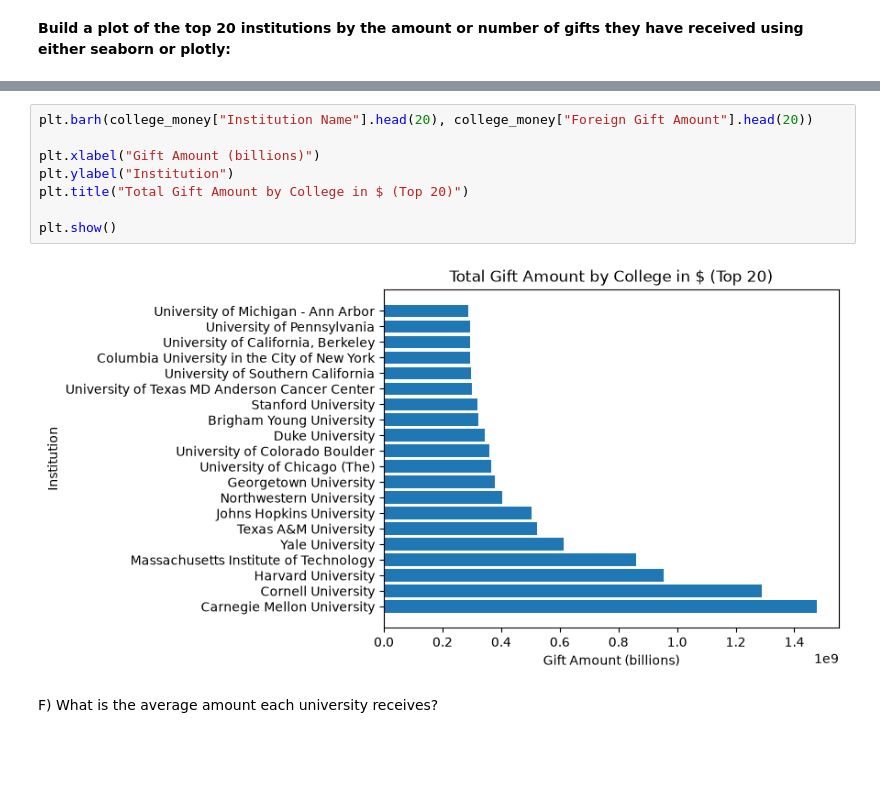
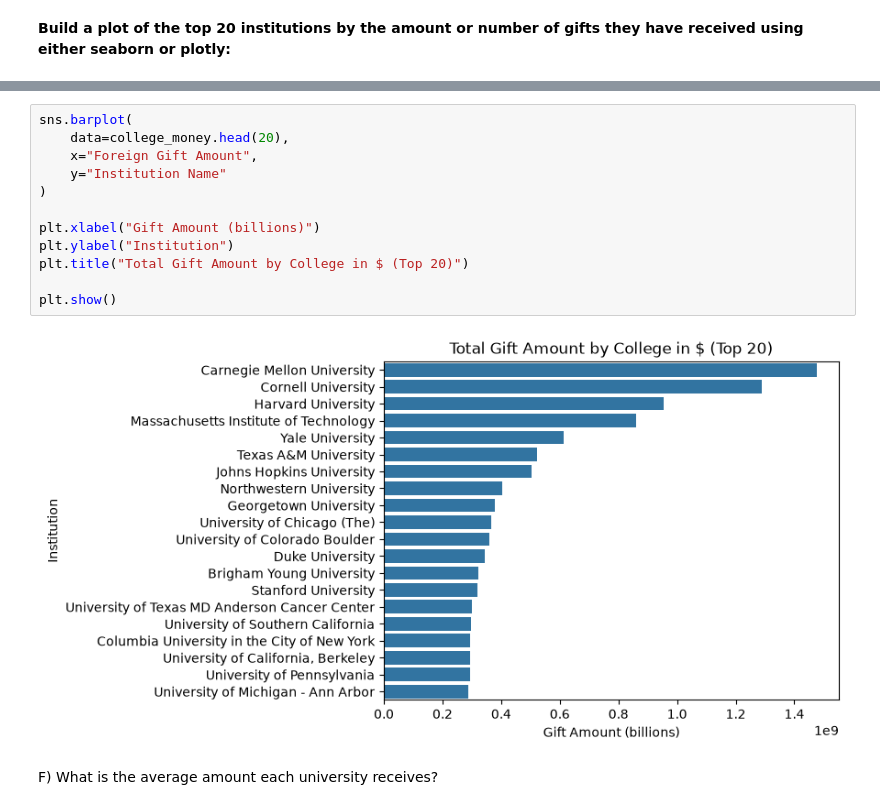
Before and after one commit to ae-phillips/uu_wrangling_and_eda, a Jupyter notebook: lab_1/initial_analysis.ipynb, the cells around one changed output, grey strips where cells are left out. Drawn from its saved outputs; the diff is of its cells as text; blank space fills up the shorter version.

```diff
--- a/lab_1/initial_analysis.ipynb
+++ b/lab_1/initial_analysis.ipynb
@@ -215,13 +219,17 @@ plt.show()
 # %%
-plt.barh(college_money["Institution Name"].head(20), college_money["Foreign Gift Amount"].head(20))
+sns.barplot(
+    data=college_money.head(20),
+    x="Foreign Gift Amount",
+    y="Institution Name"
+)
 
 plt.xlabel("Gift Amount (billions)")
 plt.ylabel("Institution")
 plt.title("Total Gift Amount by College in $ (Top 20)")
 
 plt.show()
 # %% [output]
-[figure, old version]
+[figure, new version]
 # %% [markdown]
 F) What is the average amount each university receives?
 # %%
```
Also changed, not shown: parts of 4 cells of this notebook.
